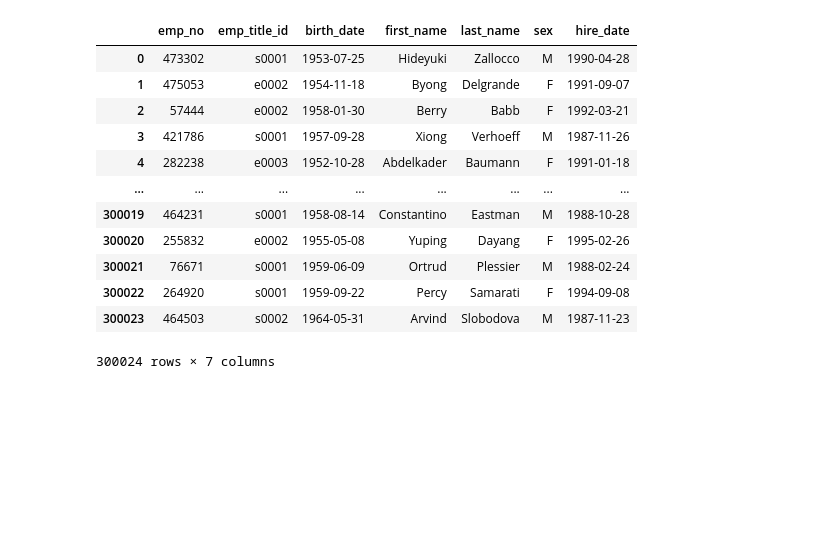
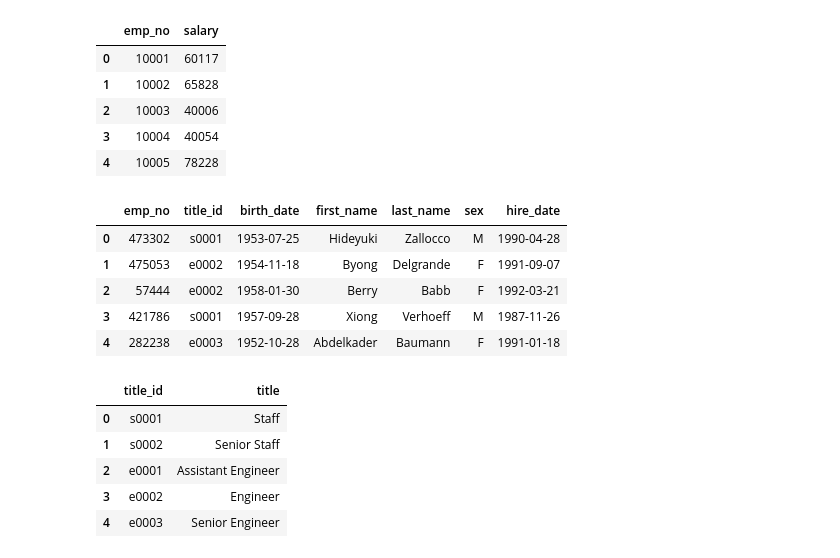
Before and after one commit to dalberghini/SQL-Employees-DB, a Jupyter notebook: Employee_Database.ipynb, the cells around one changed output. Saved outputs shown, nothing was run; the diff lists cells and outputs as text; code cells hidden in the pictures; blank space fills up the shorter version.

```diff
--- a/Employee_Database.ipynb
+++ b/Employee_Database.ipynb
@@ -9,18 +8,27 @@ connection = engine.connect()
 # %%
 salaries_df = pd.read_sql('SELECT * FROM "Salaries"', engine)
 employees_df = pd.read_sql('SELECT * FROM "Employees"', engine)
-employees_df
+titles_df = pd.read_sql('SELECT * FROM "Titles"', engine)
+employees_df = employees_df.rename(columns = ({"emp_title_id" : "title_id"}))
+display(salaries_df.head())
+display(employees_df.head())
+display(titles_df.head())
 # %% [output]
-|  | emp_no | emp_title_id | birth_date | first_name | last_name | sex | hire_date |
-| 0 | 473302 | s0001 | 1953-07-25 | Hideyuki | Zallocco | M | 1990-04-28 |
-| 1 | 475053 | e0002 | 1954-11-18 | Byong | Delgrande | F | 1991-09-07 |
-| 2 | 57444 | e0002 | 1958-01-30 | Berry | Babb | F | 1992-03-21 |
-| 3 | 421786 | s0001 | 1957-09-28 | Xiong | Verhoeff | M | 1987-11-26 |
-| 4 | 282238 | e0003 | 1952-10-28 | Abdelkader | Baumann | F | 1991-01-18 |
-| ... | ... | ... | ... | ... | ... | ... | ... |
-| 300019 | 464231 | s0001 | 1958-08-14 | Constantino | Eastman | M | 1988-10-28 |
-| 300020 | 255832 | e0002 | 1955-05-08 | Yuping | Dayang | F | 1995-02-26 |
-| 300021 | 76671 | s0001 | 1959-06-09 | Ortrud | Plessier | M | 1988-02-24 |
-| 300022 | 264920 | s0001 | 1959-09-22 | Percy | Samarati | F | 1994-09-08 |
-| 300023 | 464503 | s0002 | 1964-05-31 | Arvind | Slobodova | M | 1987-11-23 |
+|  | emp_no | salary |
+| 0 | 10001 | 60117 |
+| 1 | 10002 | 65828 |
+| 2 | 10003 | 40006 |
+| 3 | 10004 | 40054 |
+| 4 | 10005 | 78228 |
-300024 rows × 7 columns
+|  | emp_no | title_id | birth_date | first_name | last_name | sex | hire_date |
+| 0 | 473302 | s0001 | 1953-07-25 | Hideyuki | Zallocco | M | 1990-04-28 |
+| 1 | 475053 | e0002 | 1954-11-18 | Byong | Delgrande | F | 1991-09-07 |
+| 2 | 57444 | e0002 | 1958-01-30 | Berry | Babb | F | 1992-03-21 |
+| 3 | 421786 | s0001 | 1957-09-28 | Xiong | Verhoeff | M | 1987-11-26 |
+| 4 | 282238 | e0003 | 1952-10-28 | Abdelkader | Baumann | F | 1991-01-18 |
+|  | title_id | title |
+| 0 | s0001 | Staff |
+| 1 | s0002 | Senior Staff |
+| 2 | e0001 | Assistant Engineer |
+| 3 | e0002 | Engineer |
+| 4 | e0003 | Senior Engineer |
```
Also changed, not shown: parts of 5 cells of this notebook.
